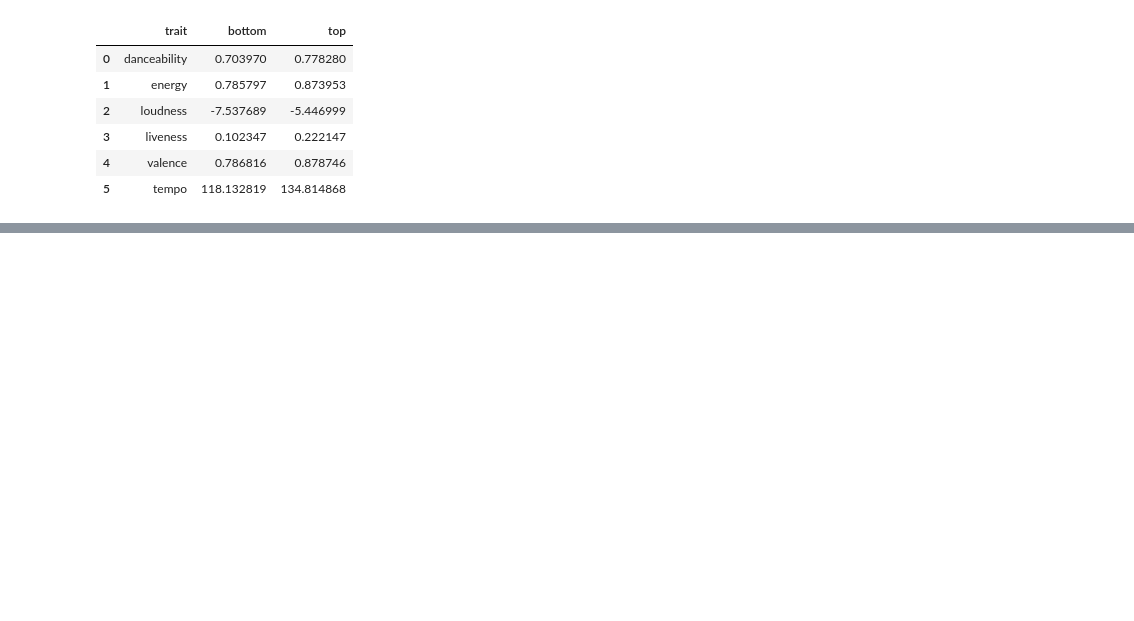
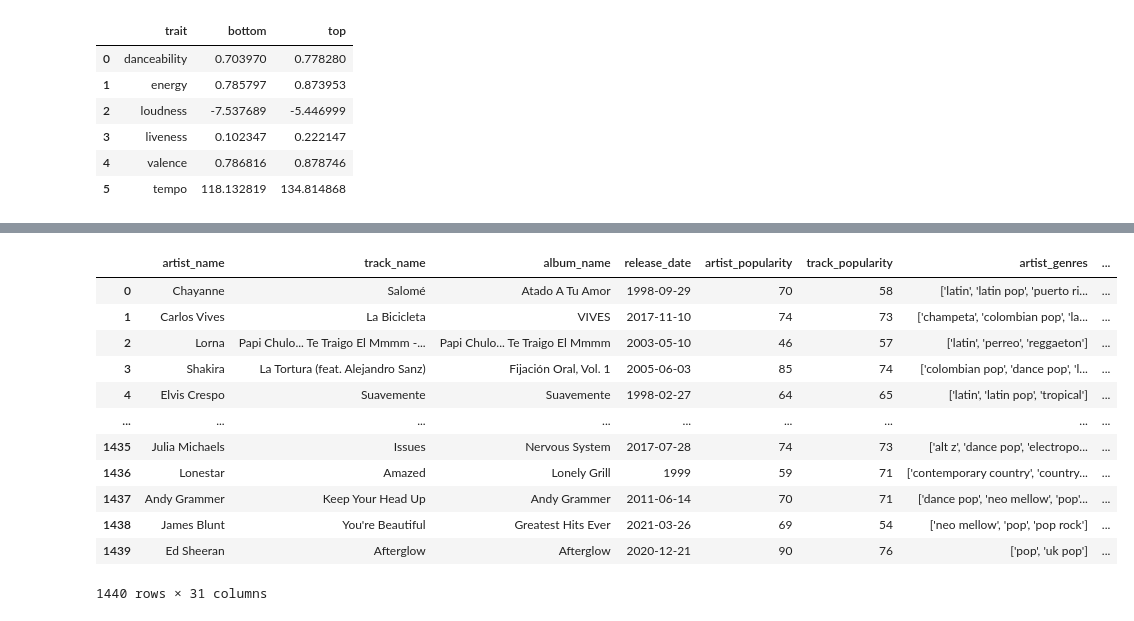
Before and after one commit to andersgom/macarenameter, a Jupyter notebook: test_analysis.ipynb, the cells around one changed output, grey strips where cells are left out. Saved outputs shown, nothing was run; the diff lists cells and outputs as text; code cells hidden in the pictures; blank space fills up the shorter version.

```diff
--- a/test_analysis.ipynb
+++ b/test_analysis.ipynb
@@ -353,0 +388,9 @@ spain
+# %%
+def spain_all_popular(row):
+
+    if row['Spain'] != 'spain':
+        return 'all_popular'
+    else:
+        return 'spain'
+# %%
+verticalized_concatenated['Spain'] = verticalized_concatenated.apply(spain_all_popular, axis = 1)
@@ -353,0 +417,2 @@ spain
+# %%
+verticalized_concatenated.drop('all_popular', axis = 1, inplace = True)
@@ -353,0 +421,16 @@ spain
+# %%
+verticalized_concatenated
+# %% [output]
+|  | artist_name | track_name | album_name | release_date | artist_popularity | track_popularity | artist_genres | ... |
+| 0 | Chayanne | Salomé | Atado A Tu Amor | 1998-09-29 | 70 | 58 | ['latin', 'latin pop', 'puerto ri... | ... |
+| 1 | Carlos Vives | La Bicicleta | VIVES | 2017-11-10 | 74 | 73 | ['champeta', 'colombian pop', 'la... | ... |
+| 2 | Lorna | Papi Chulo... Te Traigo El Mmmm -... | Papi Chulo... Te Traigo El Mmmm | 2003-05-10 | 46 | 57 | ['latin', 'perreo', 'reggaeton'] | ... |
+| 3 | Shakira | La Tortura (feat. Alejandro Sanz) | Fijación Oral, Vol. 1 | 2005-06-03 | 85 | 74 | ['colombian pop', 'dance pop', 'l... | ... |
+| 4 | Elvis Crespo | Suavemente | Suavemente | 1998-02-27 | 64 | 65 | ['latin', 'latin pop', 'tropical'] | ... |
+| ... | ... | ... | ... | ... | ... | ... | ... | ... |
+| 1435 | Julia Michaels | Issues | Nervous System | 2017-07-28 | 74 | 73 | ['alt z', 'dance pop', 'electropo... | ... |
+| 1436 | Lonestar | Amazed | Lonely Grill | 1999 | 59 | 71 | ['contemporary country', 'country... | ... |
+| 1437 | Andy Grammer | Keep Your Head Up | Andy Grammer | 2011-06-14 | 70 | 71 | ['dance pop', 'neo mellow', 'pop'... | ... |
+| 1438 | James Blunt | You're Beautiful | Greatest Hits Ever | 2021-03-26 | 69 | 54 | ['neo mellow', 'pop', 'pop rock'] | ... |
+| 1439 | Ed Sheeran | Afterglow | Afterglow | 2020-12-21 | 90 | 76 | ['pop', 'uk pop'] | ... |
+1440 rows × 31 columns
```
Also changed, not shown: parts of 39 cells of this notebook, 5 other files.
